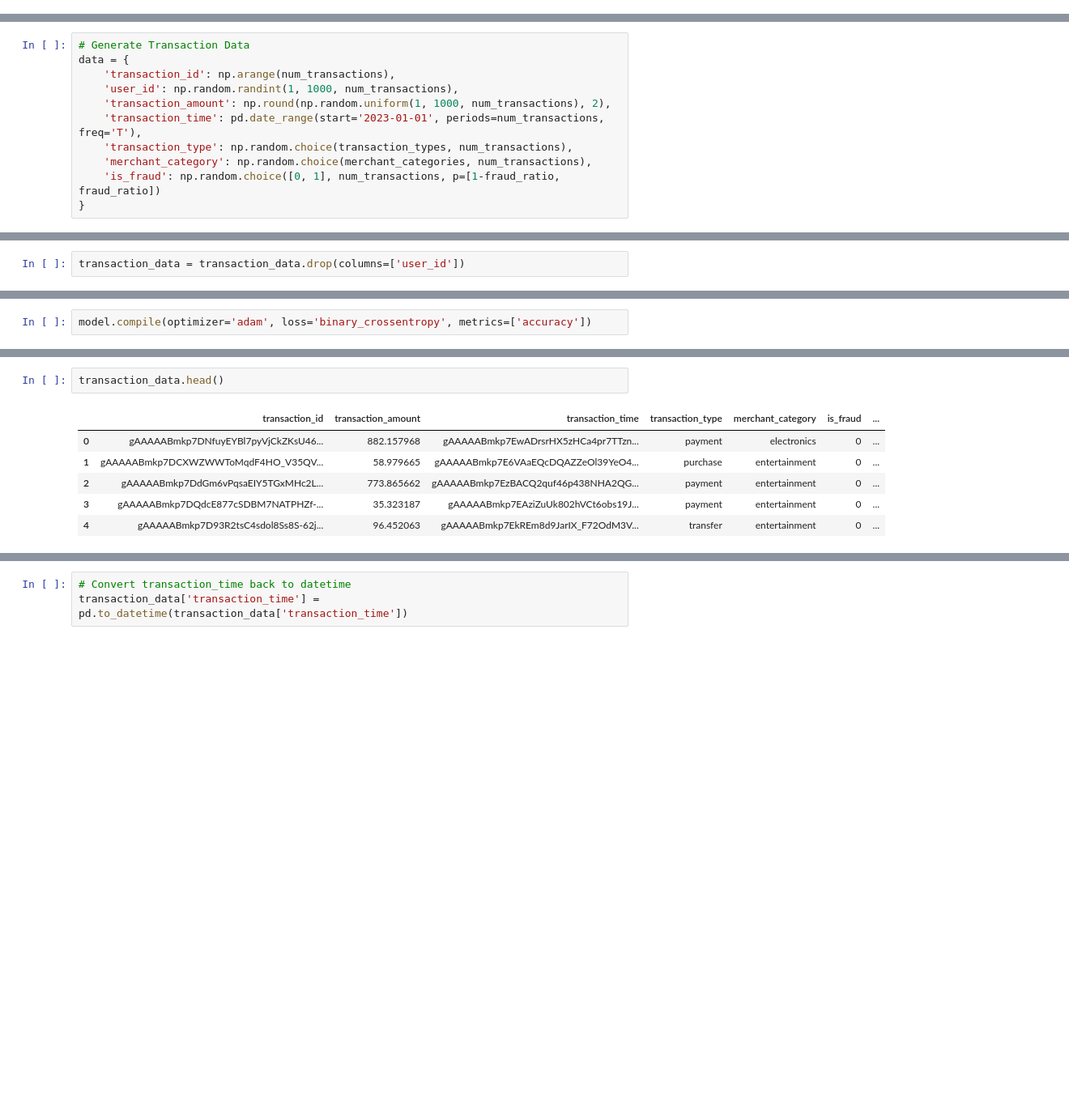
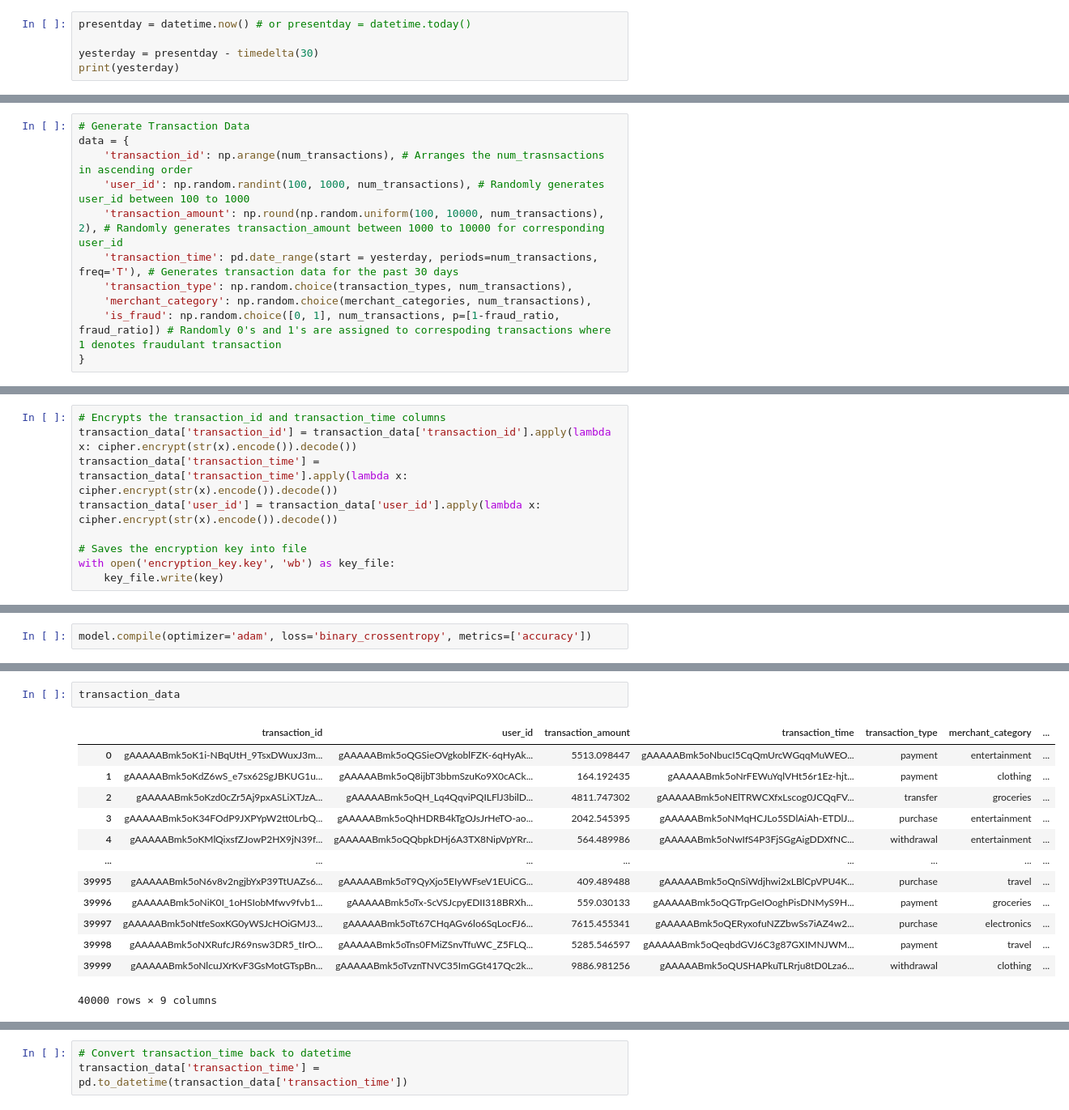
Before and after one commit to vksuvam/Fraud-Detection-System, a Jupyter notebook: main_fds.ipynb, the cells around one changed output, grey strips where cells are left out. Shown at 81% size. Saved outputs shown, nothing was run; the diff lists cells and outputs as text; blank space fills up the shorter version.

```diff
--- a/main_fds.ipynb
+++ b/main_fds.ipynb
@@ -23,3 +26,8 @@ transaction_types = ['purchase', 'transfer', 'withdrawal', 'payment']
 
 # Merchant Categories
 merchant_categories = ['electronics', 'clothing', 'groceries', 'travel', 'entertainment']
+# %%
+presentday = datetime.now() # or presentday = datetime.today()
+
+yesterday = presentday - timedelta(30)
+print(yesterday)
@@ -26,13 +36,13 @@ merchant_categories = ['electronics', 'clothing', 'groceries', 'travel', 'entert
 # %%
 # Generate Transaction Data
 data = {
-    'transaction_id': np.arange(num_transactions),
-    'user_id': np.random.randint(1, 1000, num_transactions),
-    'transaction_amount': np.round(np.random.uniform(1, 1000, num_transactions), 2),
-    'transaction_time': pd.date_range(start='2023-01-01', periods=num_transactions, freq='T'),
+    'transaction_id': np.arange(num_transactions), # Arranges the num_trasnsactions in ascending order
+    'user_id': np.random.randint(100, 1000, num_transactions), # Randomly generates user_id between 100 to 1000
+    'transaction_amount': np.round(np.random.uniform(100, 10000, num_transactions), 2), # Randomly generates transaction_amount between 1000 to 10000 for corresponding user_id
+    'transaction_time': pd.date_range(start = yesterday, periods=num_transactions, freq='T'), # Generates transaction data for the past 30 days
     'transaction_type': np.random.choice(transaction_types, num_transactions),
     'merchant_category': np.random.choice(merchant_categories, num_transactions),
-    'is_fraud': np.random.choice([0, 1], num_transactions, p=[1-fraud_ratio, fraud_ratio])
+    'is_fraud': np.random.choice([0, 1], num_transactions, p=[1-fraud_ratio, fraud_ratio]) # Randomly 0's and 1's are assigned to correspoding transactions where 1 denotes fraudulant transaction
 }
 # %%
 # Create DataFrame
@@ -88,2 +85,0 @@ with open('encryption_key.key', 'wb') as key_file:
-# %%
-transaction_data = transaction_data.drop(columns=['user_id'])
@@ -152,0 +127,9 @@ model.add(Dense(1, activation='sigmoid'))
+# %%
+# Encrypts the transaction_id and transaction_time columns
+transaction_data['transaction_id'] = transaction_data['transaction_id'].apply(lambda x: cipher.encrypt(str(x).encode()).decode())
+transaction_data['transaction_time'] = transaction_data['transaction_time'].apply(lambda x: cipher.encrypt(str(x).encode()).decode())
+transaction_data['user_id'] = transaction_data['user_id'].apply(lambda x: cipher.encrypt(str(x).encode()).decode())
+
+# Saves the encryption key into file
+with open('encryption_key.key', 'wb') as key_file:
+    key_file.write(key)
@@ -207,9 +287,16 @@ weighted avg       0.91      0.96      0.93      2000
 # %%
-transaction_data.head()
+transaction_data
 # %% [output]
-|  | transaction_id | transaction_amount | transaction_time | transaction_type | merchant_category | is_fraud | ... |
-| 0 | gAAAAABmkp7DNfuyEYBl7pyVjCkZKsU46... | 882.157968 | gAAAAABmkp7EwADrsrHX5zHCa4pr7TTzn... | payment | electronics | 0 | ... |
-| 1 | gAAAAABmkp7DCXWZWWToMqdF4HO_V35QV... | 58.979665 | gAAAAABmkp7E6VAaEQcDQAZZeOl39YeO4... | purchase | entertainment | 0 | ... |
-| 2 | gAAAAABmkp7DdGm6vPqsaEIY5TGxMHc2L... | 773.865662 | gAAAAABmkp7EzBACQ2quf46p438NHA2QG... | payment | entertainment | 0 | ... |
-| 3 | gAAAAABmkp7DQdcE877cSDBM7NATPHZf-... | 35.323187 | gAAAAABmkp7EAziZuUk802hVCt6obs19J... | payment | entertainment | 0 | ... |
-| 4 | gAAAAABmkp7D93R2tsC4sdol8Ss8S-62j... | 96.452063 | gAAAAABmkp7EkREm8d9JarIX_F72OdM3V... | transfer | entertainment | 0 | ... |
+|  | transaction_id | user_id | transaction_amount | transaction_time | transaction_type | merchant_category | ... |
+| 0 | gAAAAABmk5oK1i-NBqUtH_9TsxDWuxJ3m... | gAAAAABmk5oQGSieOVgkoblFZK-6qHyAk... | 5513.098447 | gAAAAABmk5oNbucI5CqQmUrcWGqqMuWEO... | payment | entertainment | ... |
+| 1 | gAAAAABmk5oKdZ6wS_e7sx62SgJBKUG1u... | gAAAAABmk5oQ8ijbT3bbmSzuKo9X0cACk... | 164.192435 | gAAAAABmk5oNrFEWuYqlVHt56r1Ez-hjt... | payment | clothing | ... |
+| 2 | gAAAAABmk5oKzd0cZr5Aj9pxASLiXTJzA... | gAAAAABmk5oQH_Lq4QqviPQILFlJ3bilD... | 4811.747302 | gAAAAABmk5oNElTRWCXfxLscog0JCQqFV... | transfer | groceries | ... |
+| 3 | gAAAAABmk5oK34FOdP9JXPYpW2tt0LrbQ... | gAAAAABmk5oQhHDRB4kTgOJsJrHeTO-ao... | 2042.545395 | gAAAAABmk5oNMqHCJLo5SDlAiAh-ETDlJ... | purchase | entertainment | ... |
+| 4 | gAAAAABmk5oKMlQixsfZJowP2HX9jN39f... | gAAAAABmk5oQQbpkDHj6A3TX8NipVpYRr... | 564.489986 | gAAAAABmk5oNwIfS4P3FjSGgAigDDXfNC... | withdrawal | entertainment | ... |
+| ... | ... | ... | ... | ... | ... | ... | ... |
+| 39995 | gAAAAABmk5oN6v8v2ngjbYxP39TtUAZs6... | gAAAAABmk5oT9QyXjo5EIyWFseV1EUiCG... | 409.489488 | gAAAAABmk5oQnSiWdjhwi2xLBlCpVPU4K... | purchase | travel | ... |
+| 39996 | gAAAAABmk5oNiK0I_1oHSIobMfwv9fvb1... | gAAAAABmk5oTx-ScVSJcpyEDII318BRXh... | 559.030133 | gAAAAABmk5oQGTrpGeIOoghPisDNMyS9H... | payment | groceries | ... |
+| 39997 | gAAAAABmk5oNtfeSoxKG0yWSJcHOiGMJ3... | gAAAAABmk5oTt67CHqAGv6lo6SqLocFJ6... | 7615.455341 | gAAAAABmk5oQERyxofuNZZbwSs7iAZ4w2... | purchase | electronics | ... |
+| 39998 | gAAAAABmk5oNXRufcJR69nsw3DR5_tIrO... | gAAAAABmk5oTns0FMiZSnvTfuWC_Z5FLQ... | 5285.546597 | gAAAAABmk5oQeqbdGVJ6C3g87GXIMNJWM... | payment | travel | ... |
+| 39999 | gAAAAABmk5oNlcuJXrKvF3GsMotGTspBn... | gAAAAABmk5oTvznTNVC35ImGGt417Qc2k... | 9886.981256 | gAAAAABmk5oQUSHAPkuTLRrju8tD0Lza6... | withdrawal | clothing | ... |
+40000 rows × 9 columns
```
Also changed, not shown: parts of 63 cells of this notebook.
